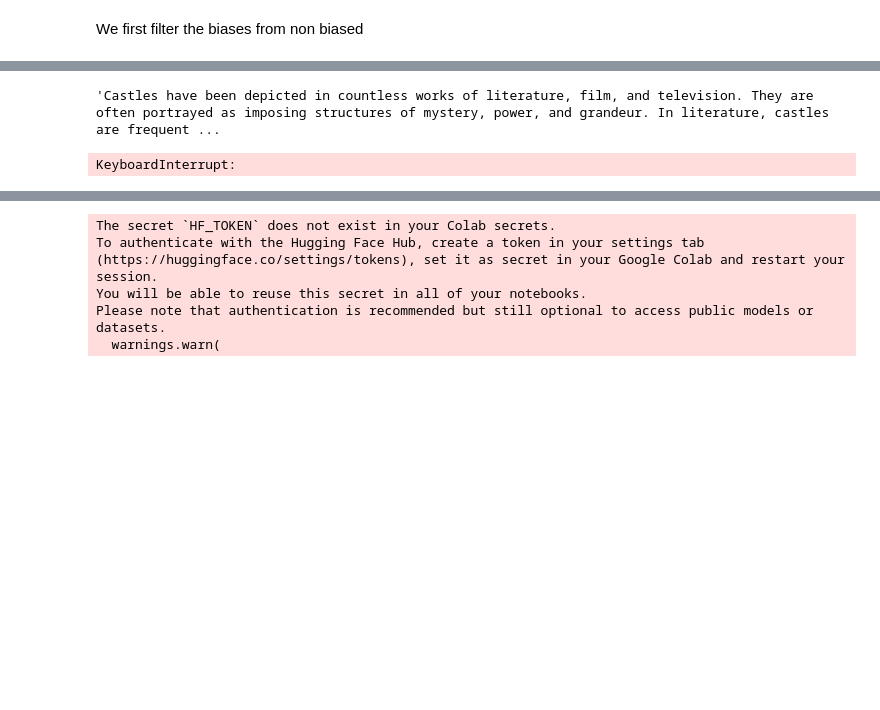
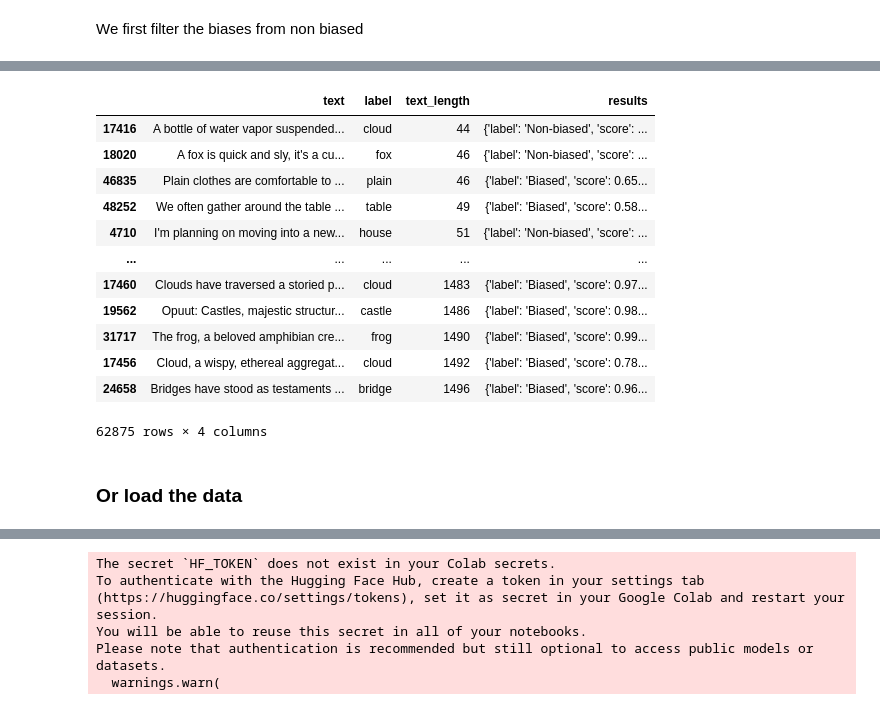
Before and after one commit to MostHumble/LUMA-unbias, a Jupyter notebook: notebooks/bias_detection.ipynb, the cells around one changed output, grey strips where cells are left out. Drawn from its saved outputs; the diff is of its cells as text; code cells hidden in the pictures; blank space fills up the shorter version.

Commit message:
add inference and load options

```diff
--- a/notebooks/bias_detection.ipynb
+++ b/notebooks/bias_detection.ipynb
@@ -63,20 +70,56 @@ output[0],
-# %%
-data.loc[idx].text
-# %% [output]
-'Castles have been depicted in countless works of literature, film, and television. They are often portrayed as imposing structures of mystery, power, and grandeur. In literature, castles are frequent ...
 # %%
 data['text_length'] = data['text'].str.len()
 data_sorted = data.sort_values(by='text_length')
+# %%
+import torch
+from torch.utils.data import Dataset, DataLoader
+
+class TextDataset(Dataset):
+    def __init__(self, dataframe):
+        self.data = dataframe
+    def __len__(self):
+        return len(self.data)
+
+    def __getitem__(self, index):
+        text = self.data.iloc[index]['text']
+        return {
+            'text': text,
+        }
+
+# Example usage
+BATCH_SIZE = 32 # Adjust as needed
+
+dataset = TextDataset(data_sorted)
+dataloader = DataLoader(dataset, batch_size=BATCH_SIZE, shuffle=False)
 # %%
 # Batching the input
-batch_size = 64  # Adjust based on your GPU memory
+i = 0
 results = []
-for i in tqdm(range(0, len(data_sorted), batch_size)):
-    batch = data_sorted['text'][i:i + batch_size].tolist()
+for batch in tqdm(dataloader):
+    i += 1
     try:
-        batch_results = classifier(batch)
+        batch_results = classifier(batch['text'])
         results.extend(batch_results)
     except Exception as e:
         print(f"Error processing batch {i}: {e}")
-# %% [output]
-KeyboardInterrupt:
+# %%
+data_sorted['results'] = results
+data_sorted.to_csv('binary_classification_results.csv', index=False)
+# %%
+data_sorted
+# %% [output]
+|  | text | label | text_length | results |
+| 17416 | A bottle of water vapor suspended... | cloud | 44 | {'label': 'Non-biased', 'score': ... |
+| 18020 | A fox is quick and sly, it's a cu... | fox | 46 | {'label': 'Non-biased', 'score': ... |
+| 46835 | Plain clothes are comfortable to ... | plain | 46 | {'label': 'Biased', 'score': 0.65... |
+| 48252 | We often gather around the table ... | table | 49 | {'label': 'Biased', 'score': 0.58... |
+| 4710 | I'm planning on moving into a new... | house | 51 | {'label': 'Non-biased', 'score': ... |
+| ... | ... | ... | ... | ... |
+| 17460 | Clouds have traversed a storied p... | cloud | 1483 | {'label': 'Biased', 'score': 0.97... |
+| 19562 | Opuut: Castles, majestic structur... | castle | 1486 | {'label': 'Biased', 'score': 0.98... |
+| 31717 | The frog, a beloved amphibian cre... | frog | 1490 | {'label': 'Biased', 'score': 0.99... |
+| 17456 | Cloud, a wispy, ethereal aggregat... | cloud | 1492 | {'label': 'Biased', 'score': 0.78... |
+| 24658 | Bridges have stood as testaments ... | bridge | 1496 | {'label': 'Biased', 'score': 0.96... |
+62875 rows × 4 columns
+# %% [markdown]
+### Or load the data
```
Also changed, not shown: parts of 14 cells of this notebook.
